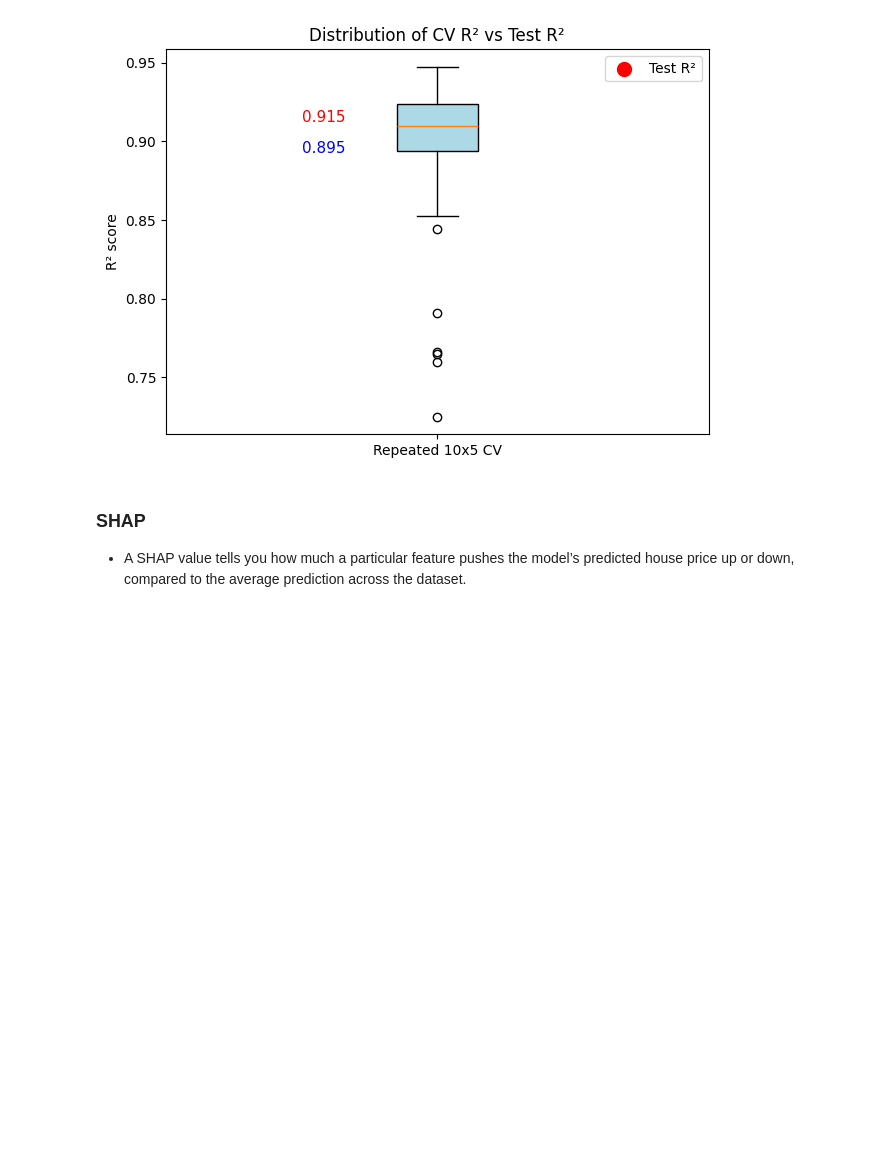
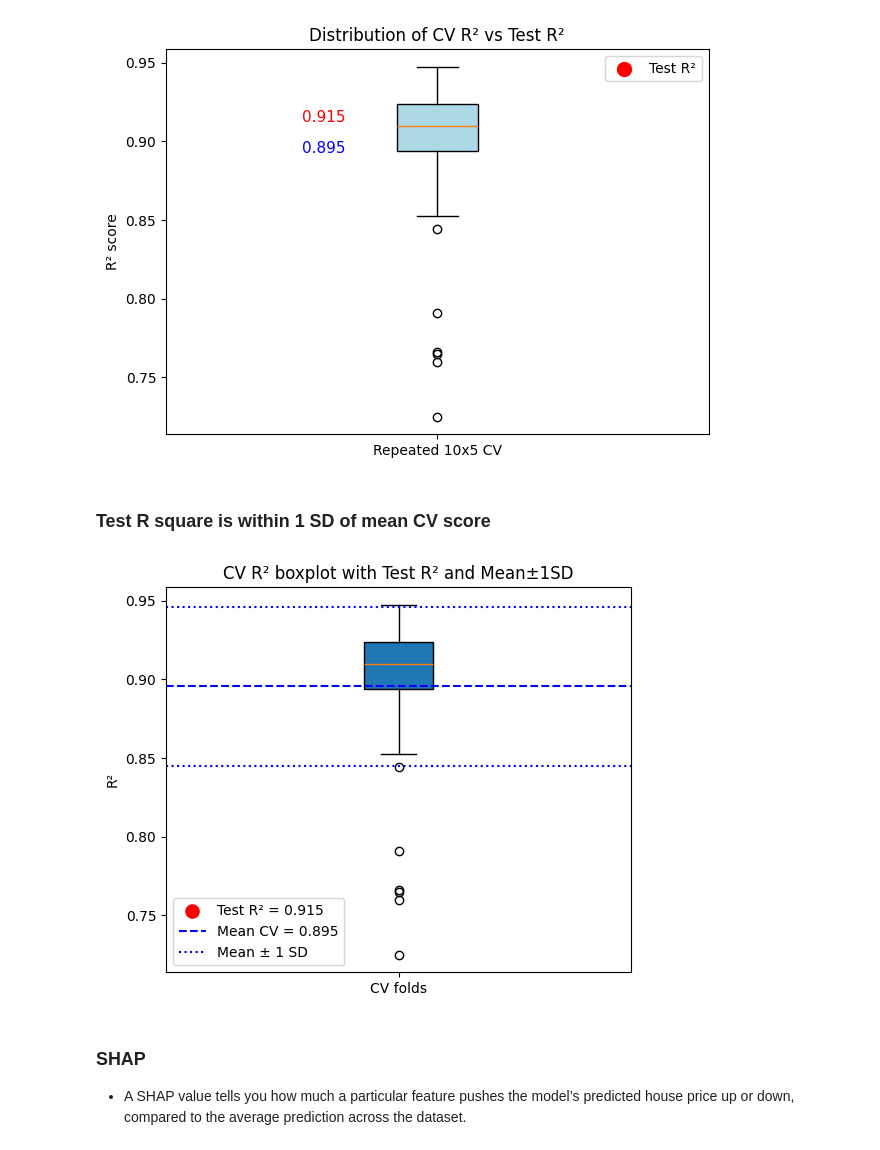
Before and after one commit to erinnyy/Ames_ML_Project, a Jupyter notebook: Random_Forest.ipynb, the cells around one changed output. Cells and saved outputs as stored; diff of their text form; code cells hidden in the pictures; blank space fills up the shorter version.

Commit message:
added test score vs mean cv score +-SD plot

```diff
--- a/Random_Forest.ipynb
+++ b/Random_Forest.ipynb
@@ -341,6 +339,30 @@ plt.legend()
 plt.show()
 # %% [output]
 [figure]
+# %% [markdown]
+### Test R square is within 1 SD of mean CV score
+# %%
+cv = np.array(cv_scores)           # your fold-wise R²s
+test = r2_5kf_test
+
+mean, sd = cv.mean(), cv.std(ddof=1)
+
+plt.figure(figsize=(6,5))
+plt.boxplot(cv, vert=True, patch_artist=True)
+plt.scatter(1, test, s=90, color="red", label=f"Test R² = {test:.3f}")
+
+# mean and ±1 SD lines
+plt.axhline(mean, linestyle="--", color="blue", label=f"Mean CV = {mean:.3f}")
+plt.axhline(mean - sd, linestyle=":", color="blue", label="Mean ± 1 SD")
+plt.axhline(mean + sd, linestyle=":", color="blue")
+
+plt.xticks([1], ["CV folds"])
+plt.ylabel("R²")
+plt.title("CV R² boxplot with Test R² and Mean±1SD")
+plt.legend()
+plt.show()
+# %% [output]
+[figure, added]
 # %% [markdown]
 ### SHAP
 - A SHAP value tells you how much a particular feature pushes the model’s predicted house price up or down, compared to the average prediction across the dataset.
```
Also changed, not shown: parts of 2 cells of this notebook.
